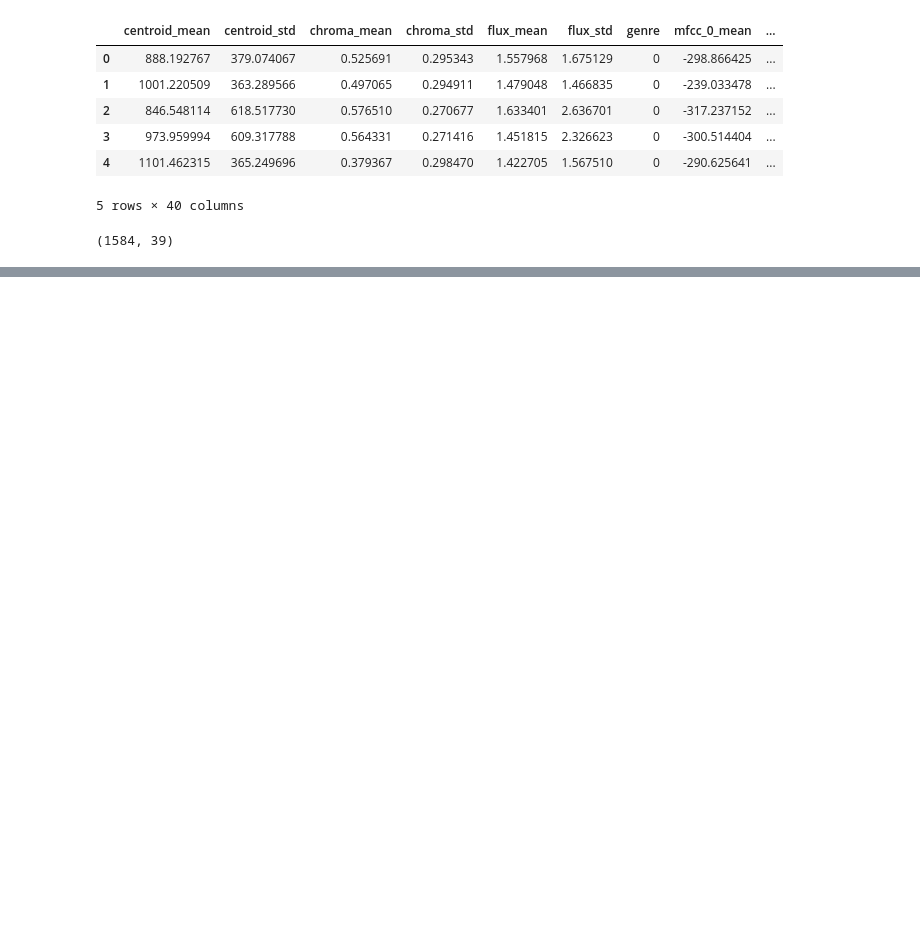
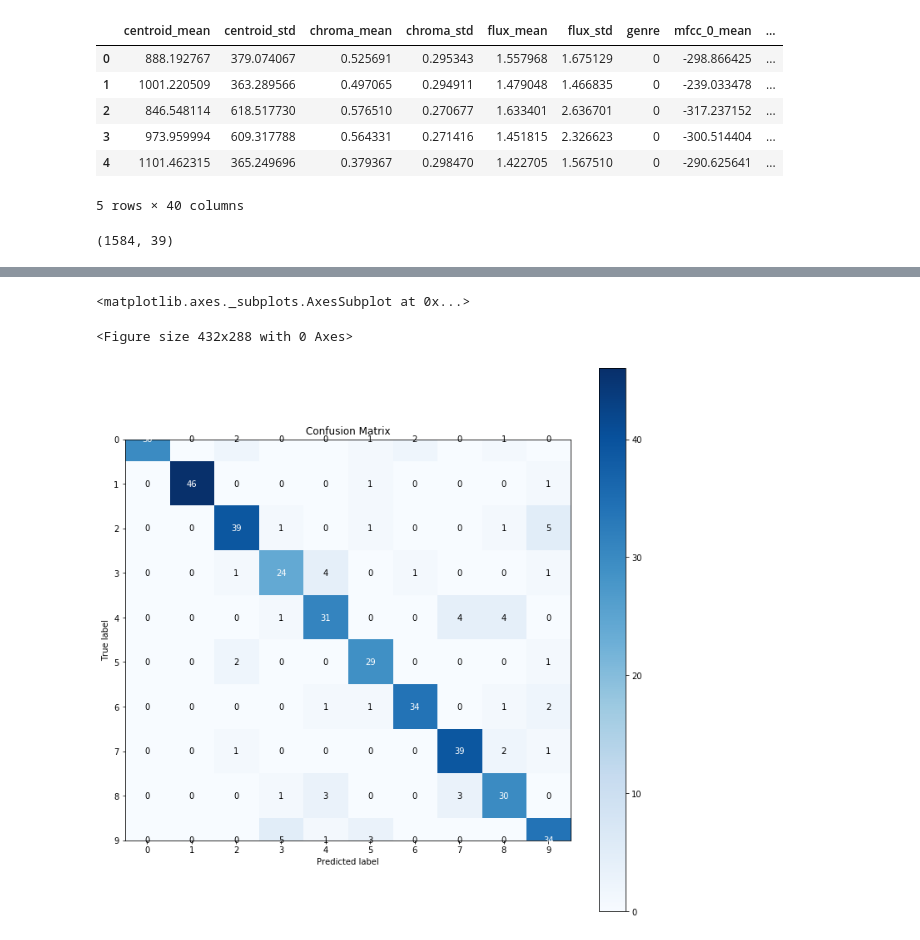
Before and after one commit to maxsanchezdp/final_project_data, a Jupyter notebook: dense_nn.ipynb, the cells around one changed output, grey strips where cells are left out. Drawn from its saved outputs; the diff is of its cells as text; code cells hidden in the pictures; blank space fills up the shorter version.

```diff
--- a/dense_nn.ipynb
+++ b/dense_nn.ipynb
@@ -159,0 +161,12 @@ Confusion matrix, without normalization
+# %%
+import scikitplot as skplt
+keys = OrderedDict(sorted(genres.items(), key=lambda t: t[1])).keys()
+plt.tight_layout(pad=0.4,w_pad=0.5,h_pad=1)
+skplt.metrics.plot_confusion_matrix(
+    y_test,
+    preds,
+    figsize=(12,12))
+# %% [output]
+<matplotlib.axes._subplots.AxesSubplot at 0x...>
+<Figure size 432x288 with 0 Axes>
+[figure, added]
```
Also changed, not shown: parts of 7 cells of this notebook.
